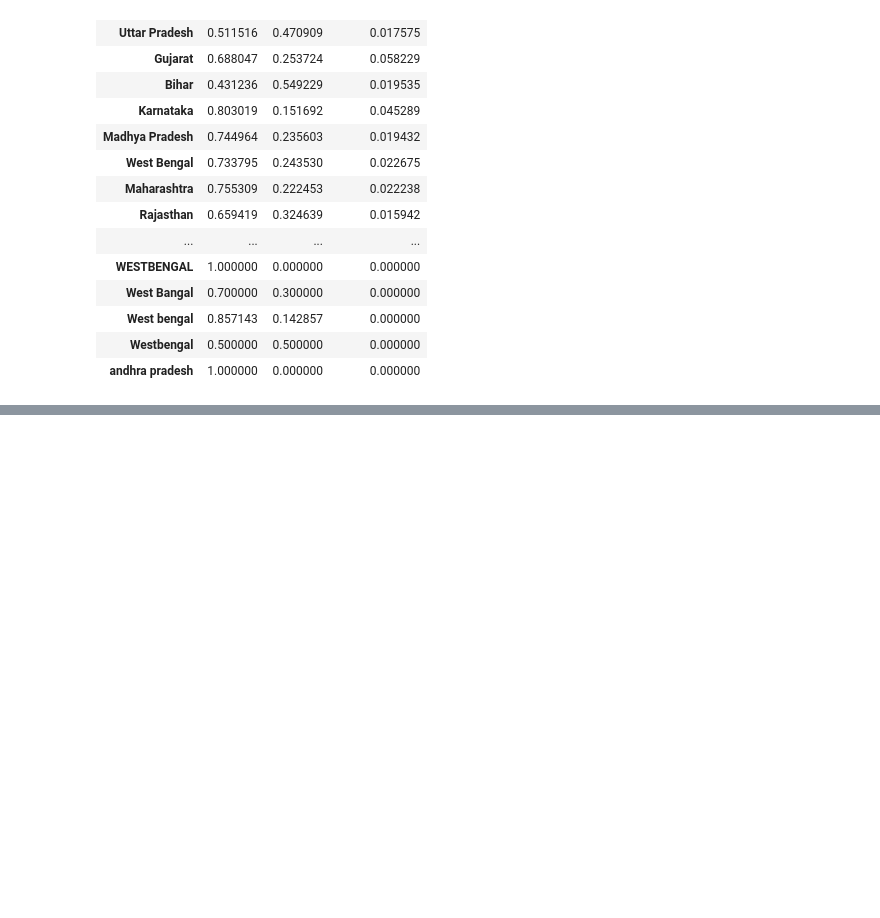
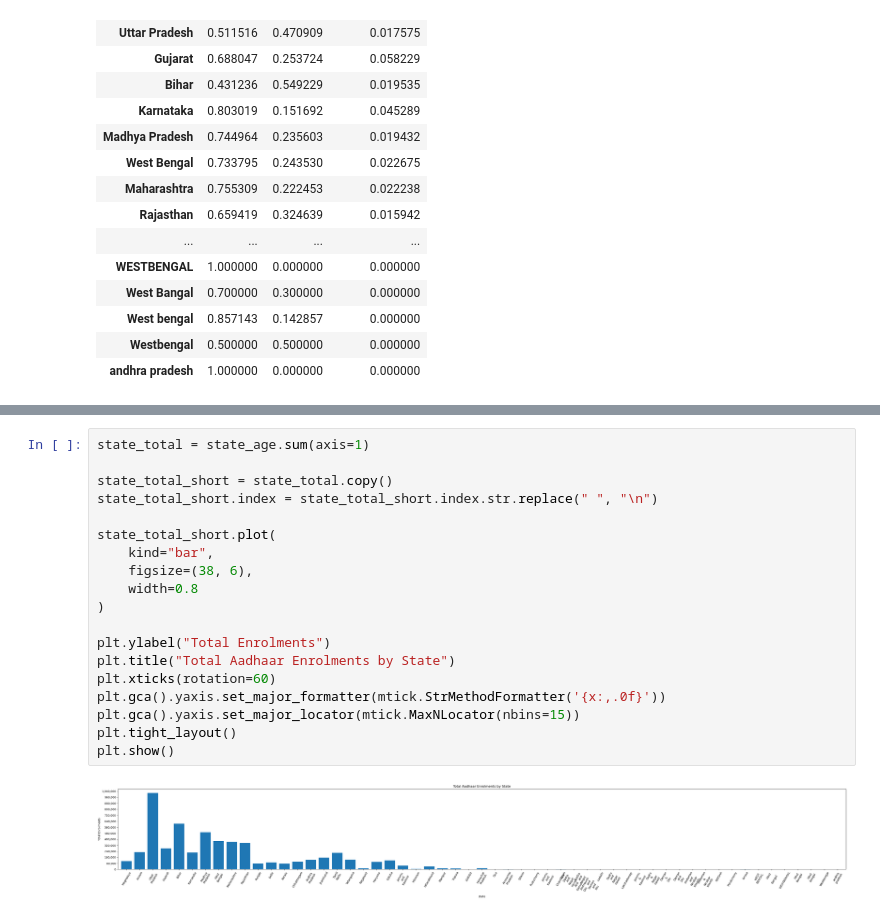
Before and after one commit to pranavdawara-py/aadhaar-analysis, a Jupyter notebook: notebooks/data_analysis.ipynb, the cells around one changed output, grey strips where cells are left out. Drawn from its saved outputs; the diff is of its cells as text; blank space fills up the shorter version.

```diff
--- a/notebooks/data_analysis.ipynb
+++ b/notebooks/data_analysis.ipynb
@@ -181,0 +226,21 @@ plt.show()
+# %%
+state_total = state_age.sum(axis=1)
+
+state_total_short = state_total.copy()
+state_total_short.index = state_total_short.index.str.replace(" ", "\n")
+
+state_total_short.plot(
+    kind="bar",
+    figsize=(38, 6),
+    width=0.8
+)
+
+plt.ylabel("Total Enrolments")
+plt.title("Total Aadhaar Enrolments by State")
+plt.xticks(rotation=60)
+plt.gca().yaxis.set_major_formatter(mtick.StrMethodFormatter('{x:,.0f}'))
+plt.gca().yaxis.set_major_locator(mtick.MaxNLocator(nbins=15))
+plt.tight_layout()
+plt.show()
+# %% [output]
+[figure, added]
```
Also changed, not shown: parts of 12 cells of this notebook.
